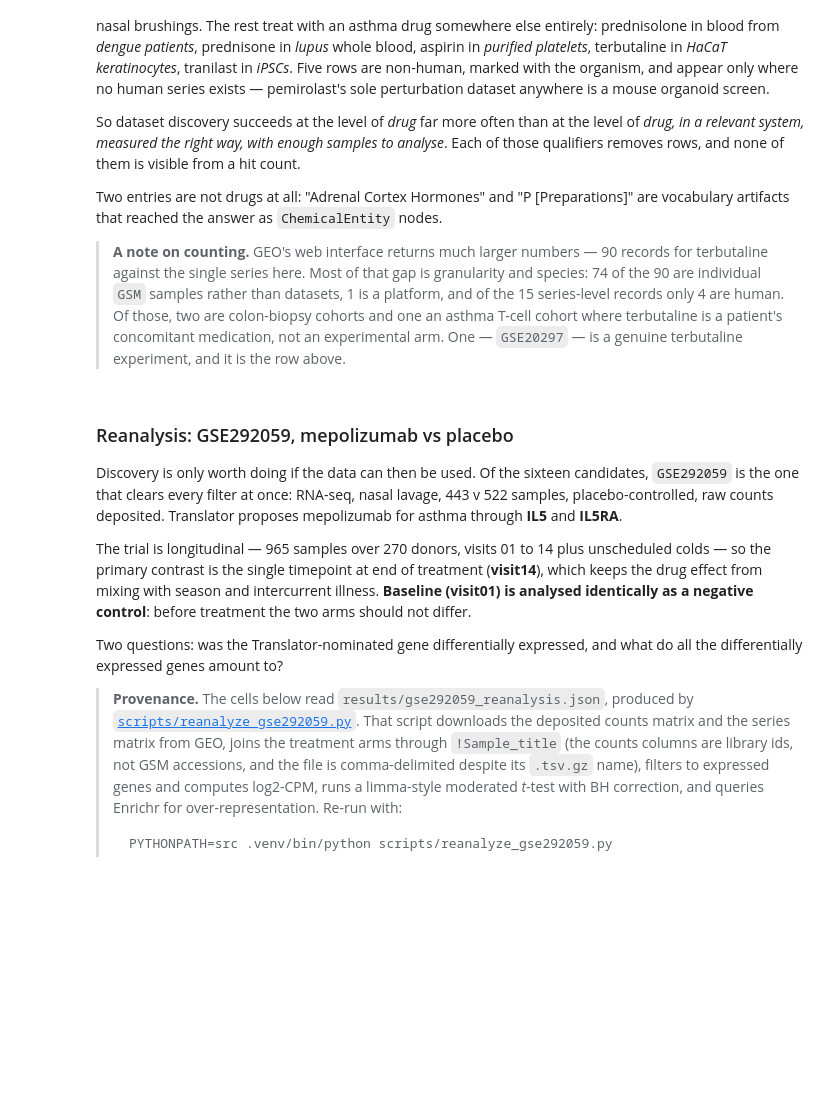
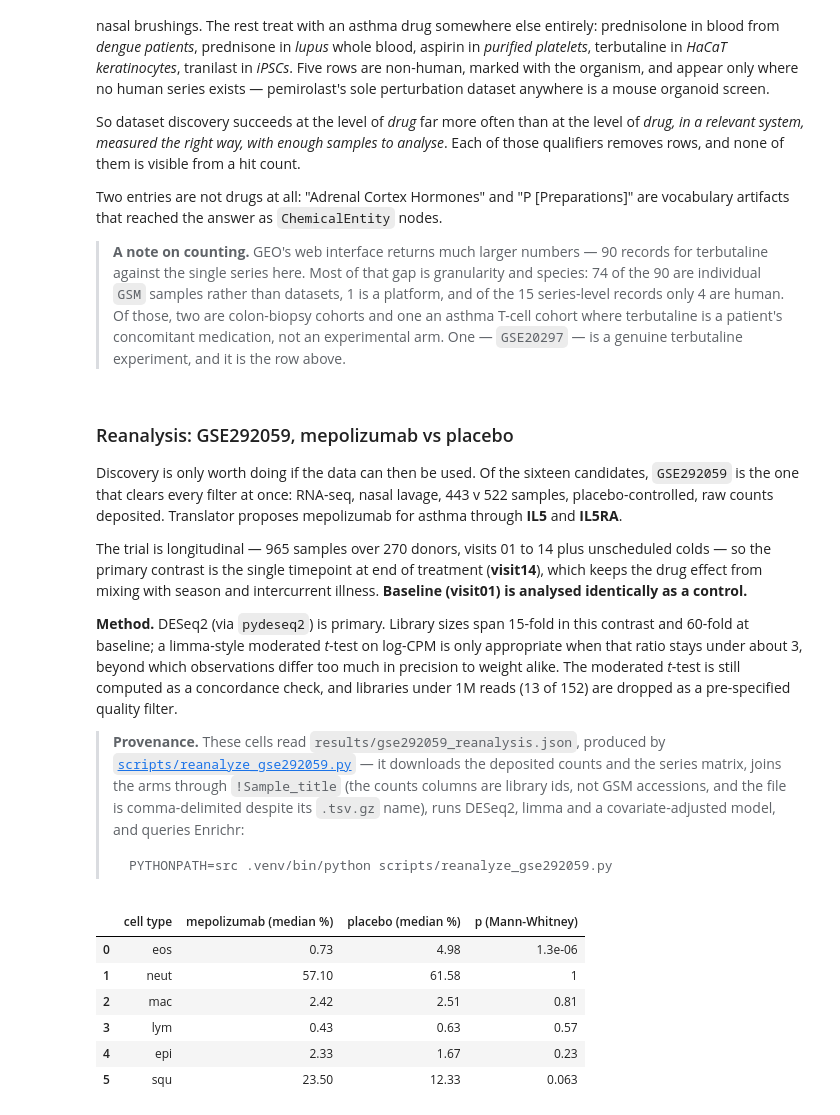
Before and after one commit to andrewsu/translator-nde, a Jupyter notebook: notebooks/asthma_translator_nde.ipynb, the cells around one changed output. Saved outputs shown, nothing was run; the diff lists cells and outputs as text; code cells hidden in the pictures; blank space fills up the shorter version.

````diff
--- a/notebooks/asthma_translator_nde.ipynb
+++ b/notebooks/asthma_translator_nde.ipynb
@@ -564,18 +564,34 @@ placebo-controlled, raw counts deposited. Translator proposes mepolizumab for as
 The trial is longitudinal — 965 samples over 270 donors, visits 01 to 14 plus unscheduled colds —
 so the primary contrast is the single timepoint at end of treatment (**visit14**), which keeps the
 drug effect from mixing with season and intercurrent illness. **Baseline (visit01) is analysed
-identically as a negative control**: before treatment the two arms should not differ.
+identically as a control.**
 
-Two questions: was the Translator-nominated gene differentially expressed, and what do all the
-differentially expressed genes amount to?
+**Method.** DESeq2 (via `pydeseq2`) is primary. Library sizes span 15-fold in this contrast and
+60-fold at baseline; a limma-style moderated *t*-test on log-CPM is only appropriate when that
+ratio stays under about 3, beyond which observations differ too much in precision to weight alike.
+The moderated *t*-test is still computed as a concordance check, and libraries under 1M reads
+(13 of 152) are dropped as a pre-specified quality filter.
 
-> **Provenance.** The cells below read `results/gse292059_reanalysis.json`, produced by
-> [`scripts/reanalyze_gse292059.py`](../scripts/reanalyze_gse292059.py). That script downloads the
-> deposited counts matrix and the series matrix from GEO, joins the treatment arms through
-> `!Sample_title` (the counts columns are library ids, not GSM accessions, and the file is
-> comma-delimited despite its `.tsv.gz` name), filters to expressed genes and computes log2-CPM,
-> runs a limma-style moderated *t*-test with BH correction, and queries Enrichr for
-> over-representation. Re-run with:
+> **Provenance.** These cells read `results/gse292059_reanalysis.json`, produced by
+> [`scripts/reanalyze_gse292059.py`](../scripts/reanalyze_gse292059.py) — it downloads the
+> deposited counts and the series matrix, joins the arms through `!Sample_title` (the counts
+> columns are library ids, not GSM accessions, and the file is comma-delimited despite its
+> `.tsv.gz` name), runs DESeq2, limma and a covariate-adjusted model, and queries Enrichr:
 > ```
 > PYTHONPATH=src .venv/bin/python scripts/reanalyze_gse292059.py
 > ```
+# %%
+re_out = json.loads(Path("../results/gse292059_reanalysis.json").read_text())
+comp = re_out["contrasts"]["visit14"]["cell_composition"]
+pd.DataFrame([{"cell type": k.replace(" total", ""),
+               "mepolizumab (median %)": round(v["mepolizumab_median"], 2),
+               "placebo (median %)": round(v["placebo_median"], 2),
+               "p (Mann-Whitney)": f"{v['p']:.2g}"} for k, v in comp.items()])
+# %% [output]
+|  | cell type | mepolizumab (median %) | placebo (median %) | p (Mann-Whitney) |
+| 0 | eos | 0.73 | 4.98 | 1.3e-06 |
+| 1 | neut | 57.10 | 61.58 | 1 |
+| 2 | mac | 2.42 | 2.51 | 0.81 |
+| 3 | lym | 0.43 | 0.63 | 0.57 |
+| 4 | epi | 2.33 | 1.67 | 0.23 |
+| 5 | squ | 23.50 | 12.33 | 0.063 |
````
Also changed, not shown: parts of 10 cells of this notebook, 4 other files.
